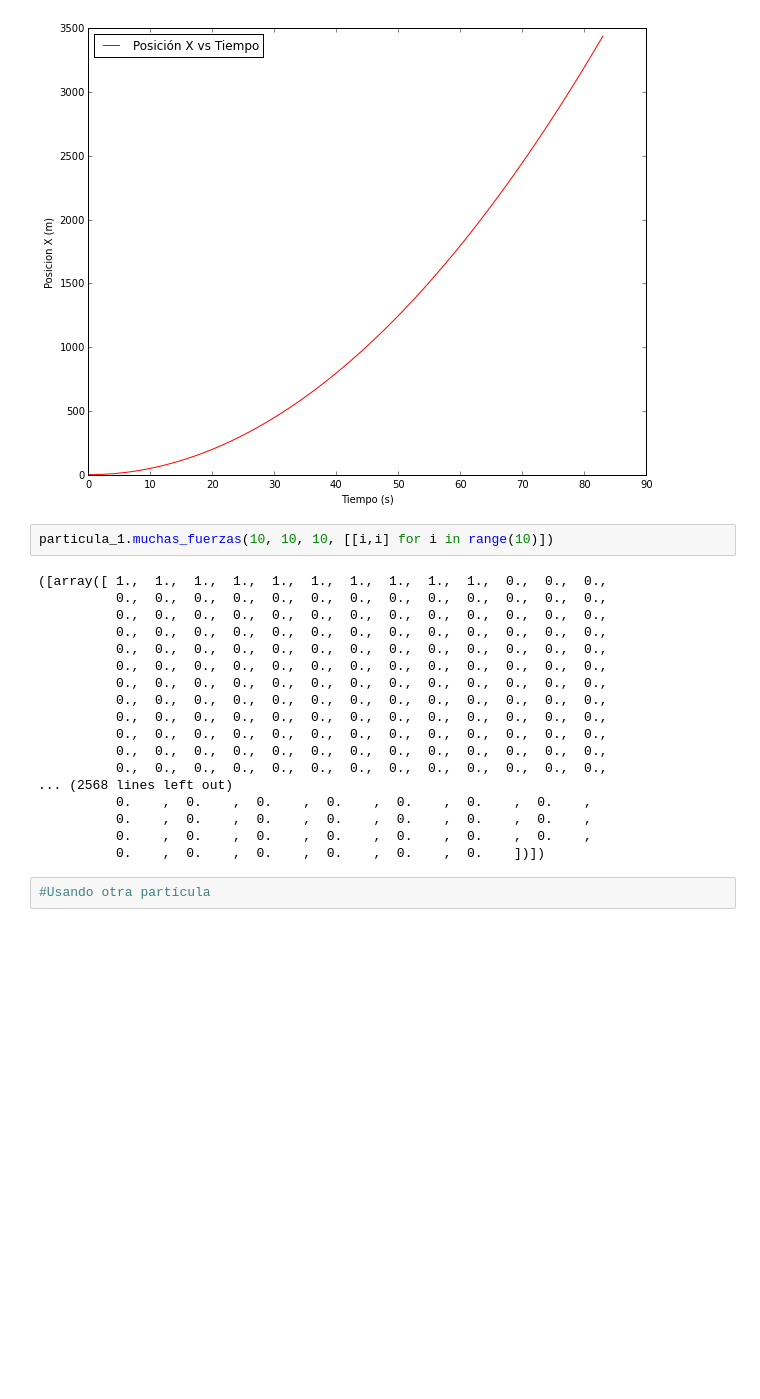
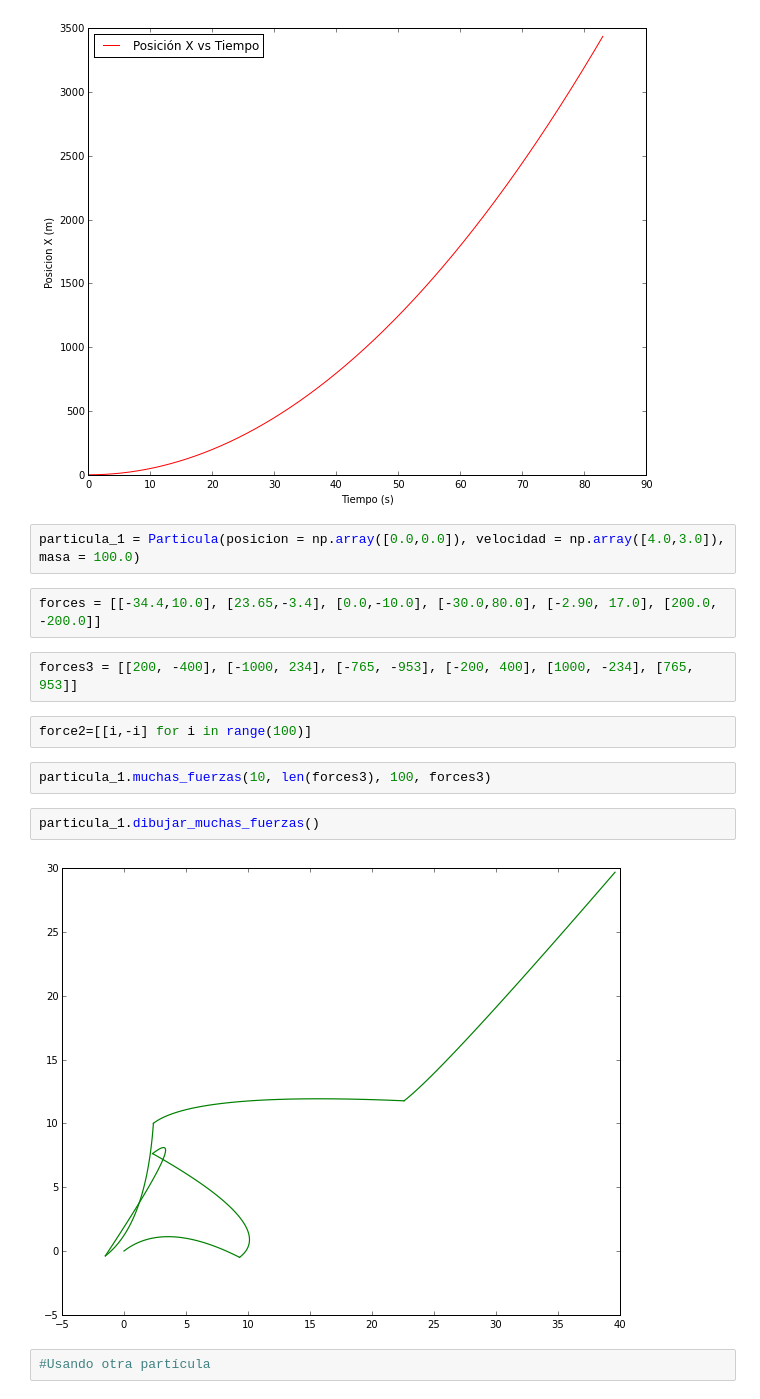
Before and after one commit to AzulGarza/proyecto-mate-compu, a Jupyter notebook: proyecto/N_cuerpos.ipynb, the cells around one changed output. Drawn from its saved outputs; the diff is of its cells as text; blank space fills up the shorter version.

```diff
--- a/proyecto/N_cuerpos.ipynb
+++ b/proyecto/N_cuerpos.ipynb
@@ -149,26 +161,20 @@ particula_1.dibujar()
 particula_1.dibujar_x_tiempo()
 # %% [output]
 [figure]
+# %%
+particula_1 = Particula(posicion = np.array([0.0,0.0]), velocidad = np.array([4.0,3.0]), masa = 100.0)
+# %%
+forces = [[-34.4,10.0], [23.65,-3.4], [0.0,-10.0], [-30.0,80.0], [-2.90, 17.0], [200.0, -200.0]]
+# %%
+forces3 = [[200, -400], [-1000, 234], [-765, -953], [-200, 400], [1000, -234], [765, 953]]
 # %%
-particula_1.muchas_fuerzas(10, 10, 10, [[i,i] for i in range(10)])
+force2=[[i,-i] for i in range(100)]
-# %% [output]
-([array([ 1.,  1.,  1.,  1.,  1.,  1.,  1.,  1.,  1.,  1.,  0.,  0.,  0.,
-          0.,  0.,  0.,  0.,  0.,  0.,  0.,  0.,  0.,  0.,  0.,  0.,  0.,
-          0.,  0.,  0.,  0.,  0.,  0.,  0.,  0.,  0.,  0.,  0.,  0.,  0.,
-          0.,  0.,  0.,  0.,  0.,  0.,  0.,  0.,  0.,  0.,  0.,  0.,  0.,
-          0.,  0.,  0.,  0.,  0.,  0.,  0.,  0.,  0.,  0.,  0.,  0.,  0.,
-          0.,  0.,  0.,  0.,  0.,  0.,  0.,  0.,  0.,  0.,  0.,  0.,  0.,
-          0.,  0.,  0.,  0.,  0.,  0.,  0.,  0.,  0.,  0.,  0.,  0.,  0.,
-          0.,  0.,  0.,  0.,  0.,  0.,  0.,  0.,  0.,  0.,  0.,  0.,  0.,
-          0.,  0.,  0.,  0.,  0.,  0.,  0.,  0.,  0.,  0.,  0.,  0.,  0.,
-          0.,  0.,  0.,  0.,  0.,  0.,  0.,  0.,  0.,  0.,  0.,  0.,  0.,
-          0.,  0.,  0.,  0.,  0.,  0.,  0.,  0.,  0.,  0.,  0.,  0.,  0.,
-          0.,  0.,  0.,  0.,  0.,  0.,  0.,  0.,  0.,  0.,  0.,  0.,  0.,
-... (2568 lines left out)
-          0.    ,  0.    ,  0.    ,  0.    ,  0.    ,  0.    ,  0.    ,
-          0.    ,  0.    ,  0.    ,  0.    ,  0.    ,  0.    ,  0.    ,
-          0.    ,  0.    ,  0.    ,  0.    ,  0.    ,  0.    ,  0.    ,
-          0.    ,  0.    ,  0.    ,  0.    ,  0.    ,  0.    ])])
+# %%
+particula_1.muchas_fuerzas(10, len(forces3), 100, forces3)
+# %%
+particula_1.dibujar_muchas_fuerzas()
+# %% [output]
+[figure, added]
 # %%
 #Usando otra partícula
 # %%
```
Also changed, not shown: parts of 8 cells of this notebook.
